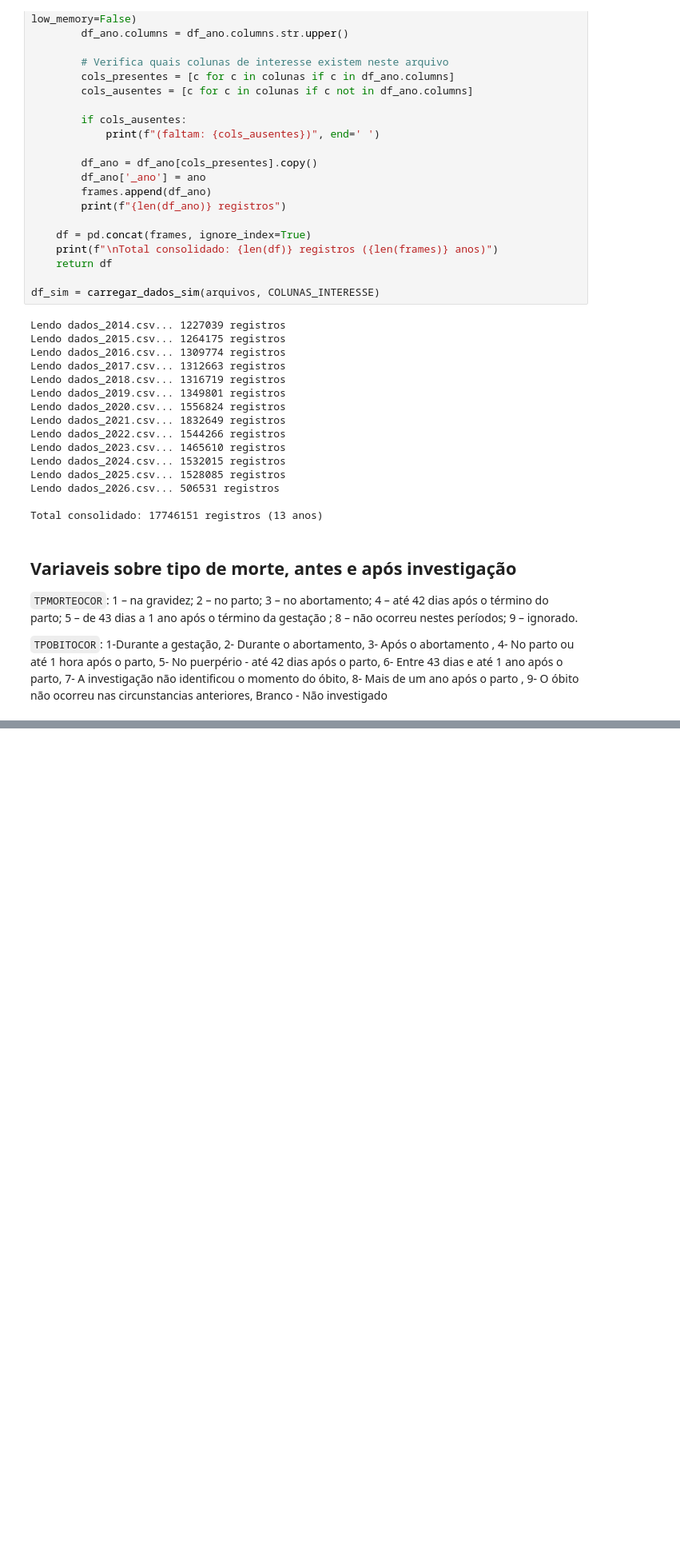
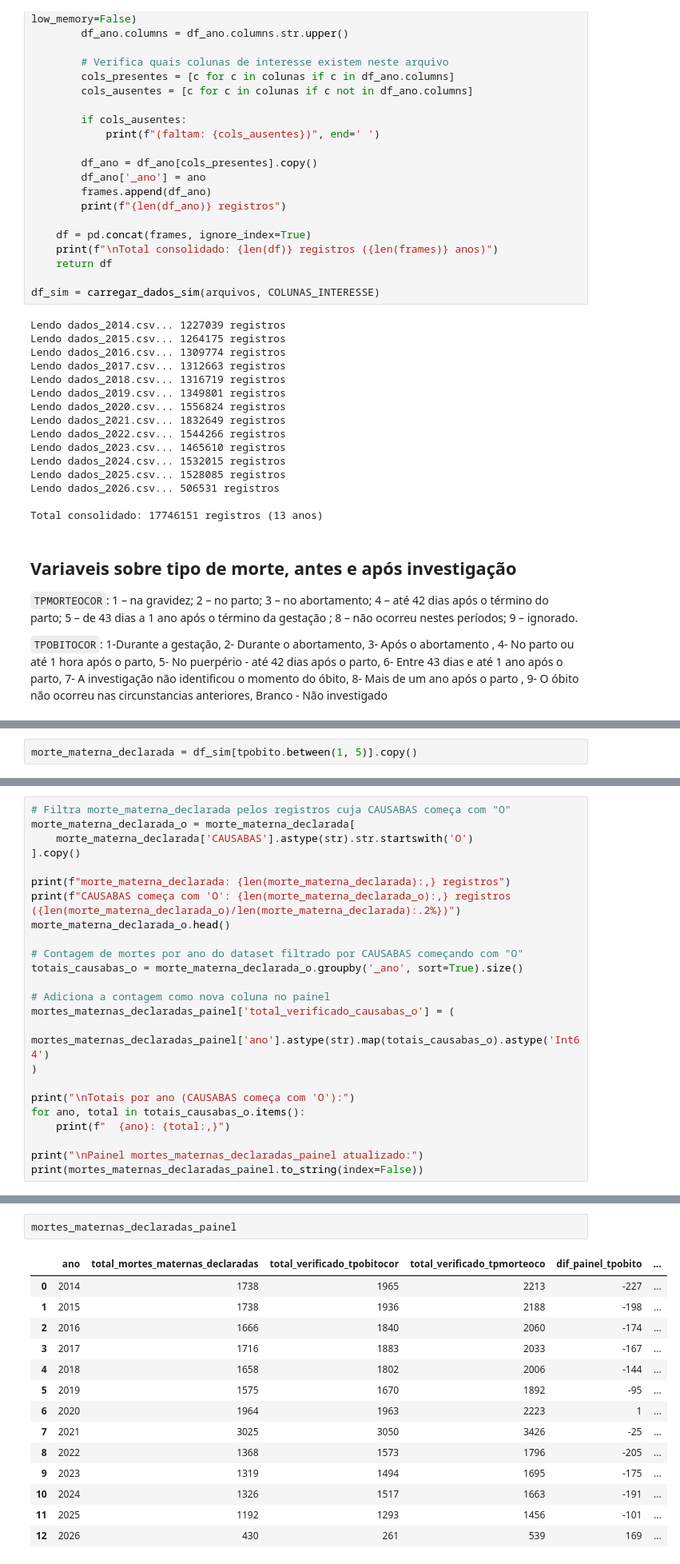
Before and after one commit to baquerolima/maternal_mortality_analysis, a Jupyter notebook: exploracoes/exploracoes.ipynb, the cells around one changed output, grey strips where cells are left out. Shown at 80% size. Cells and saved outputs as stored; diff of their text form; blank space fills up the shorter version.

```diff
--- a/exploracoes/exploracoes.ipynb
+++ b/exploracoes/exploracoes.ipynb
@@ -308,0 +387,2 @@ Total geral: 22,247
+# %%
+morte_materna_declarada = df_sim[tpobito.between(1, 5)].copy()
@@ -308,0 +399,24 @@ Total geral: 22,247
+# %%
+# Filtra morte_materna_declarada pelos registros cuja CAUSABAS começa com "O"
+morte_materna_declarada_o = morte_materna_declarada[
+    morte_materna_declarada['CAUSABAS'].astype(str).str.startswith('O')
+].copy()
+
+print(f"morte_materna_declarada: {len(morte_materna_declarada):,} registros")
+print(f"CAUSABAS começa com 'O': {len(morte_materna_declarada_o):,} registros ({len(morte_materna_declarada_o)/len(morte_materna_declarada):.2%})")
+morte_materna_declarada_o.head()
+
+# Contagem de mortes por ano do dataset filtrado por CAUSABAS começando com "O"
+totais_causabas_o = morte_materna_declarada_o.groupby('_ano', sort=True).size()
+
+# Adiciona a contagem como nova coluna no painel
+mortes_maternas_declaradas_painel['total_verificado_causabas_o'] = (
+    mortes_maternas_declaradas_painel['ano'].astype(str).map(totais_causabas_o).astype('Int64')
+)
+
+print("\nTotais por ano (CAUSABAS começa com 'O'):")
+for ano, total in totais_causabas_o.items():
+    print(f"  {ano}: {total:,}")
+
+print("\nPainel mortes_maternas_declaradas_painel atualizado:")
+print(mortes_maternas_declaradas_painel.to_string(index=False))
@@ -308,0 +441,17 @@ Total geral: 22,247
+# %%
+mortes_maternas_declaradas_painel
+# %% [output]
+|  | ano | total_mortes_maternas_declaradas | total_verificado_tpobitocor | total_verificado_tpmorteoco | dif_painel_tpobito | ... |
+| 0 | 2014 | 1738 | 1965 | 2213 | -227 | ... |
+| 1 | 2015 | 1738 | 1936 | 2188 | -198 | ... |
+| 2 | 2016 | 1666 | 1840 | 2060 | -174 | ... |
+| 3 | 2017 | 1716 | 1883 | 2033 | -167 | ... |
+| 4 | 2018 | 1658 | 1802 | 2006 | -144 | ... |
+| 5 | 2019 | 1575 | 1670 | 1892 | -95 | ... |
+| 6 | 2020 | 1964 | 1963 | 2223 | 1 | ... |
+| 7 | 2021 | 3025 | 3050 | 3426 | -25 | ... |
+| 8 | 2022 | 1368 | 1573 | 1796 | -205 | ... |
+| 9 | 2023 | 1319 | 1494 | 1695 | -175 | ... |
+| 10 | 2024 | 1326 | 1517 | 1663 | -191 | ... |
+| 11 | 2025 | 1192 | 1293 | 1456 | -101 | ... |
+| 12 | 2026 | 430 | 261 | 539 | 169 | ... |
```
Also changed, not shown: parts of 13 cells of this notebook, 1 other file.
